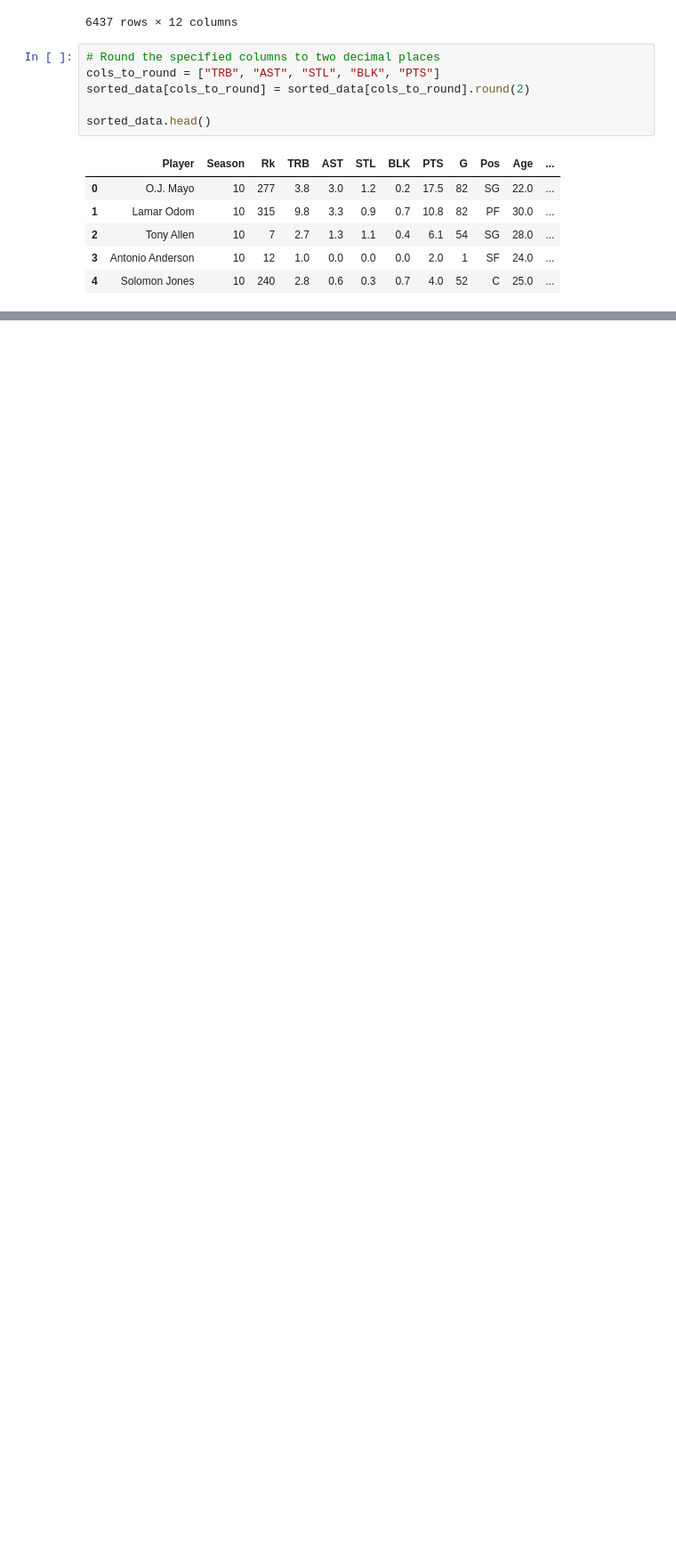
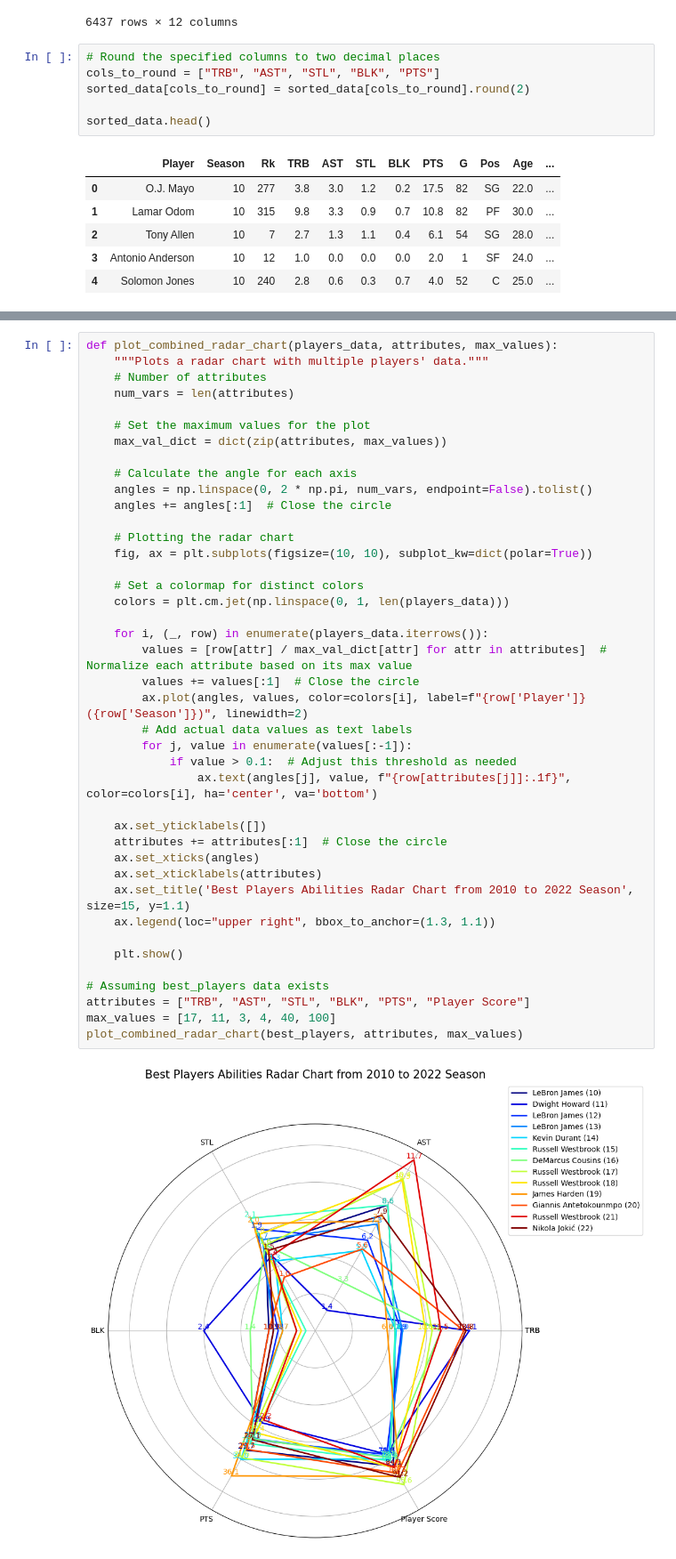
Before and after one commit to husker01/IS445_Final_Project, a Jupyter notebook: IS445_Li_Luwei_Individual.ipynb, the cells around one changed output, grey strips where cells are left out. Shown: that part at 89% size. Saved outputs shown, nothing was run; the diff lists cells and outputs as text; blank space fills up the shorter version.

```diff
--- a/IS445_Li_Luwei_Individual.ipynb
+++ b/IS445_Li_Luwei_Individual.ipynb
@@ -208,0 +202,43 @@ best_players
+# %%
+def plot_combined_radar_chart(players_data, attributes, max_values):
+    """Plots a radar chart with multiple players' data."""
+    # Number of attributes
+    num_vars = len(attributes)
+
+    # Set the maximum values for the plot
+    max_val_dict = dict(zip(attributes, max_values))
+
+    # Calculate the angle for each axis
+    angles = np.linspace(0, 2 * np.pi, num_vars, endpoint=False).tolist()
+    angles += angles[:1]  # Close the circle
+
+    # Plotting the radar chart
+    fig, ax = plt.subplots(figsize=(10, 10), subplot_kw=dict(polar=True))
+
+    # Set a colormap for distinct colors
+    colors = plt.cm.jet(np.linspace(0, 1, len(players_data)))
+
+    for i, (_, row) in enumerate(players_data.iterrows()):
+        values = [row[attr] / max_val_dict[attr] for attr in attributes]  # Normalize each attribute based on its max value
+        values += values[:1]  # Close the circle
+        ax.plot(angles, values, color=colors[i], label=f"{row['Player']} ({row['Season']})", linewidth=2)
+        # Add actual data values as text labels
+        for j, value in enumerate(values[:-1]):
+            if value > 0.1:  # Adjust this threshold as needed
+                ax.text(angles[j], value, f"{row[attributes[j]]:.1f}", color=colors[i], ha='center', va='bottom')
+
+    ax.set_yticklabels([])
+    attributes += attributes[:1]  # Close the circle
+    ax.set_xticks(angles)
+    ax.set_xticklabels(attributes)
+    ax.set_title('Best Players Abilities Radar Chart from 2010 to 2022 Season', size=15, y=1.1)
+    ax.legend(loc="upper right", bbox_to_anchor=(1.3, 1.1))
+
+    plt.show()
+
+# Assuming best_players data exists
+attributes = ["TRB", "AST", "STL", "BLK", "PTS", "Player Score"]
+max_values = [17, 11, 3, 4, 40, 100]
+plot_combined_radar_chart(best_players, attributes, max_values)
+# %% [output]
+[figure, added]
```
Also changed, not shown: parts of 2 cells of this notebook.
